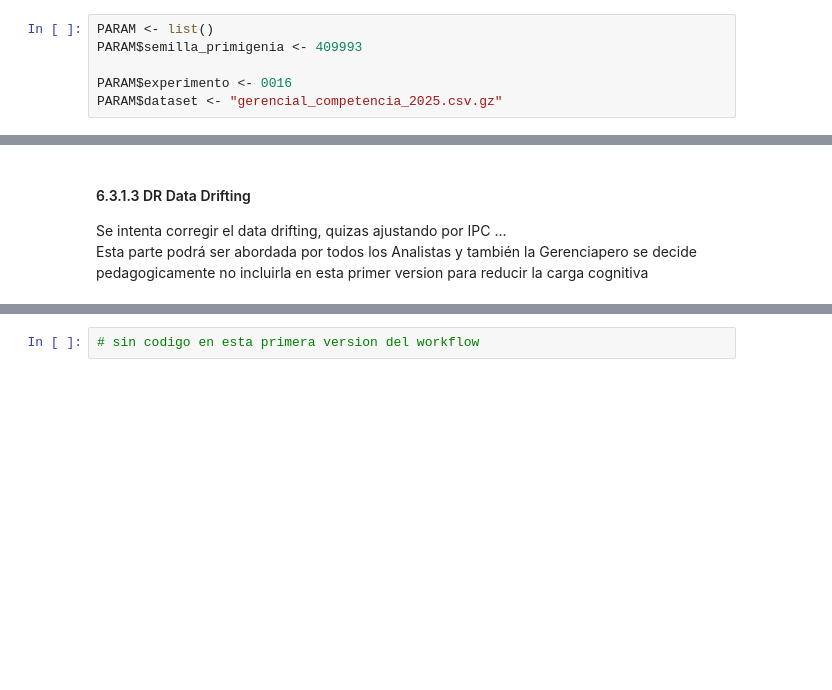
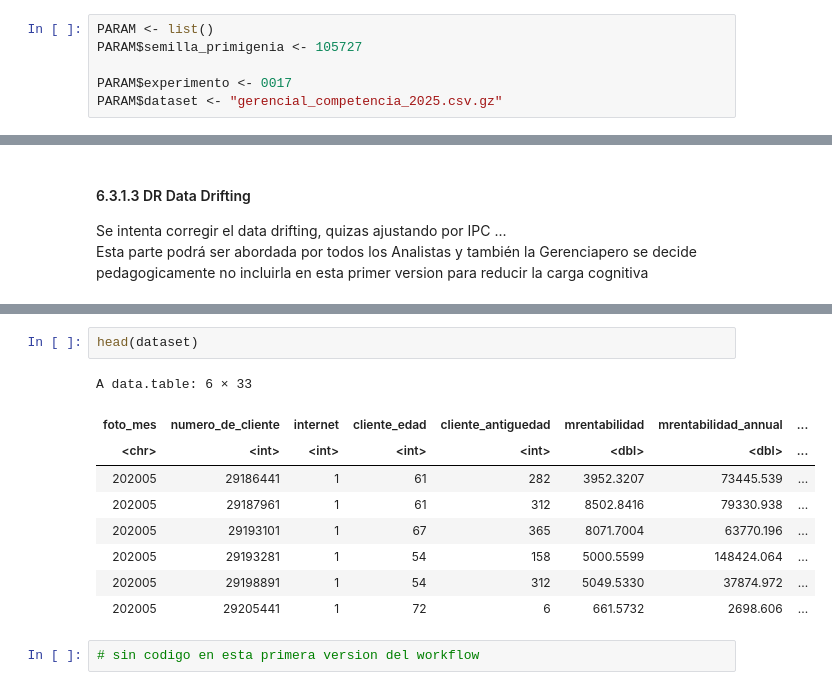
Before and after one commit to aimegiorlandoaustral-byte/labo2025v, a Jupyter notebook: src/workflows/610_WorkFlow_01_gerencial_17_L.ipynb, the cells around one changed output, grey strips where cells are left out. Saved outputs shown, nothing was run; the diff lists cells and outputs as text; blank space fills up the shorter version.

```diff
--- a/src/workflows/610_WorkFlow_01_gerencial_17_L.ipynb
+++ b/src/workflows/610_WorkFlow_01_gerencial_17_L.ipynb
@@ -123,9 +123,9 @@ Si es gerente, no cambie nada
 <br>Si es Analista, cambie el nombre del dataset
 # %%
 PARAM <- list()
-PARAM$semilla_primigenia <- 409993
+PARAM$semilla_primigenia <- 105727
 
-PARAM$experimento <- 0016
+PARAM$experimento <- 0017
 PARAM$dataset <- "gerencial_competencia_2025.csv.gz"
 # %% [markdown]
 #### Carpeta del Experimento
@@ -170,3 +505,15 @@ Se intenta corregir el data drifting, quizas ajustando por IPC ...
+# %%
+head(dataset)
+# %% [output]
+A data.table: 6 × 33
+| foto_mes | numero_de_cliente | internet | cliente_edad | cliente_antiguedad | mrentabilidad | mrentabilidad_annual | ... |
+| <chr> | <int> | <int> | <int> | <int> | <dbl> | <dbl> | ... |
+| 202005 | 29186441 | 1 | 61 | 282 | 3952.3207 | 73445.539 | ... |
+| 202005 | 29187961 | 1 | 61 | 312 | 8502.8416 | 79330.938 | ... |
+| 202005 | 29193101 | 1 | 67 | 365 | 8071.7004 | 63770.196 | ... |
+| 202005 | 29193281 | 1 | 54 | 158 | 5000.5599 | 148424.064 | ... |
+| 202005 | 29198891 | 1 | 54 | 312 | 5049.5330 | 37874.972 | ... |
+| 202005 | 29205441 | 1 | 72 | 6 | 661.5732 | 2698.606 | ... |
 # %%
 # sin codigo en esta primera version del workflow
 # %% [markdown]
```
Also changed, not shown: parts of 21 cells of this notebook.
